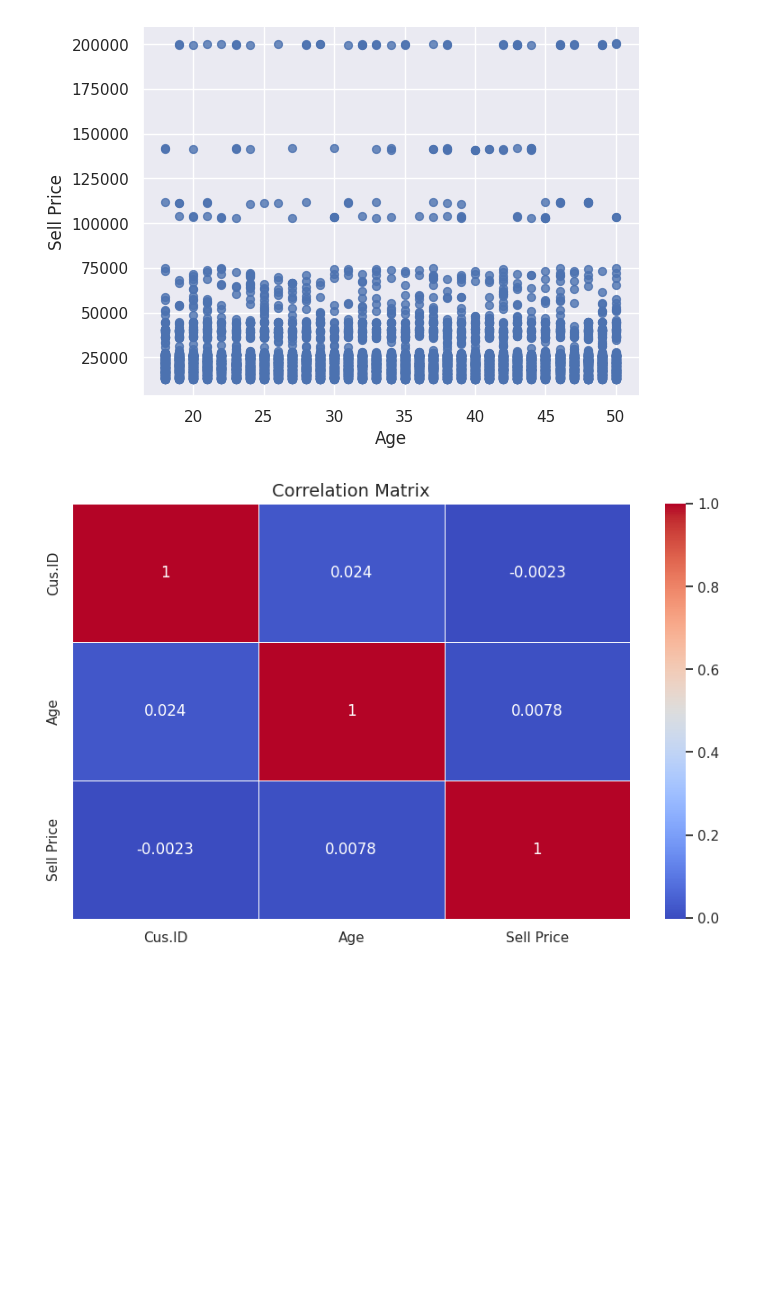
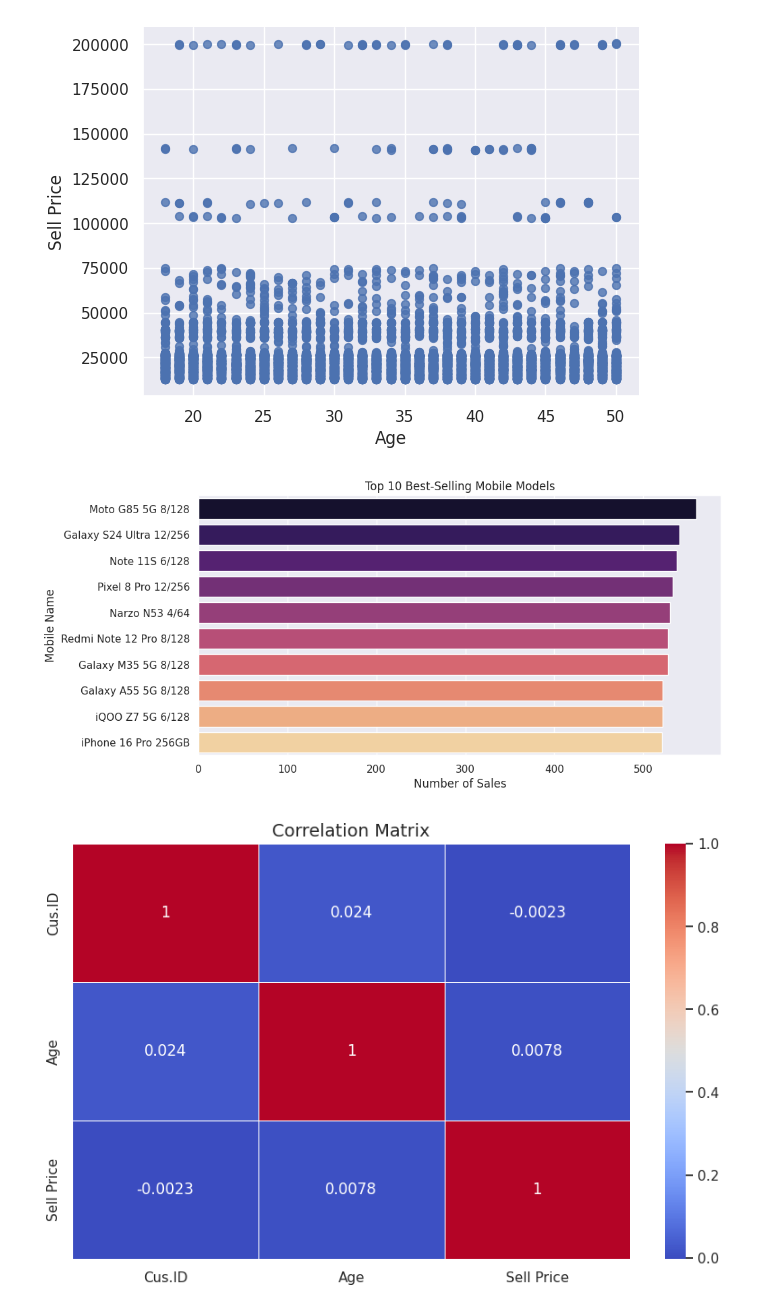
Before and after one commit to Nikhil5566/EDA-Prostate-cancer-dataset-, a Jupyter notebook: TechCorner_Sales_update_csv.ipynb, the cells around one changed output. Saved outputs shown, nothing was run; the diff lists cells and outputs as text; code cells hidden in the pictures; blank space fills up the shorter version.

```diff
--- a/TechCorner_Sales_update_csv.ipynb
+++ b/TechCorner_Sales_update_csv.ipynb
@@ -169,6 +169,18 @@ df.plot(kind='scatter', x='Age', y='Sell Price', s=32, alpha=.8)
 plt.gca().spines[['top', 'right',]].set_visible(False)
 # %% [output]
 [figure]
+# %%
+# Top 10 Mobile Models
+top_models = df["Mobile Name"].value_counts().head(10)
+
+plt.figure(figsize=(10,5))
+sns.barplot(y=top_models.index, x=top_models.values, palette="magma")
+plt.title("Top 10 Best-Selling Mobile Models")
+plt.xlabel("Number of Sales")
+plt.ylabel("Mobile Name")
+plt.show()
+# %% [output]
+[figure, added]
 # %%
 plt.figure(figsize=(10, 6))
 sns.heatmap(df.corr(numeric_only = True), annot=True, cmap="coolwarm", linewidths=0.5)
```
